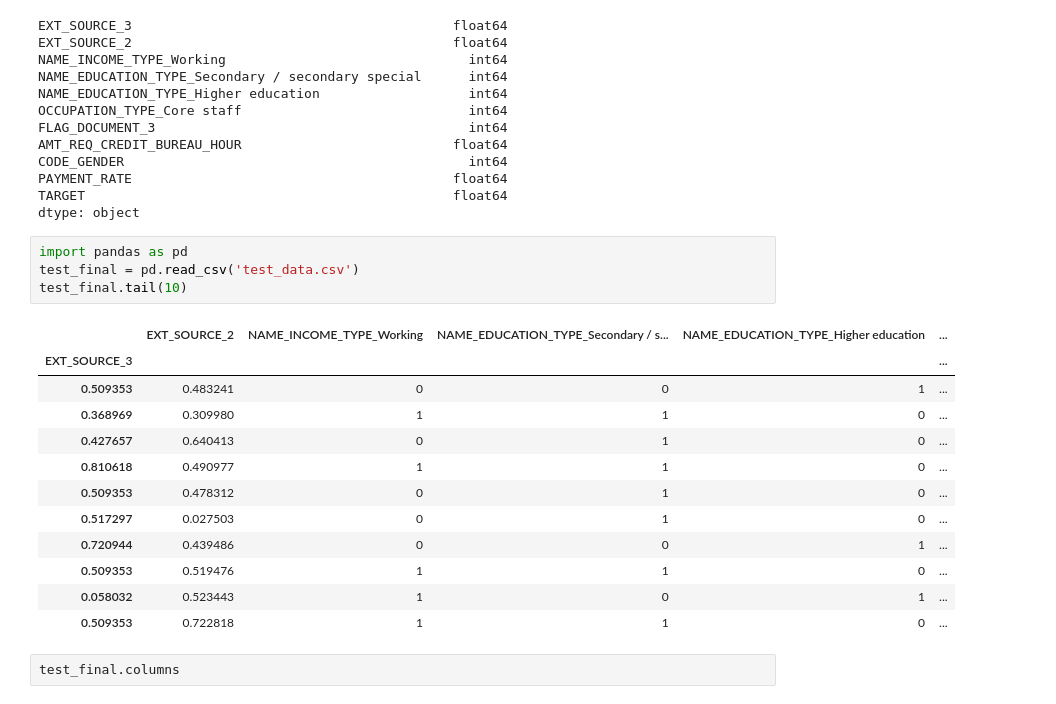
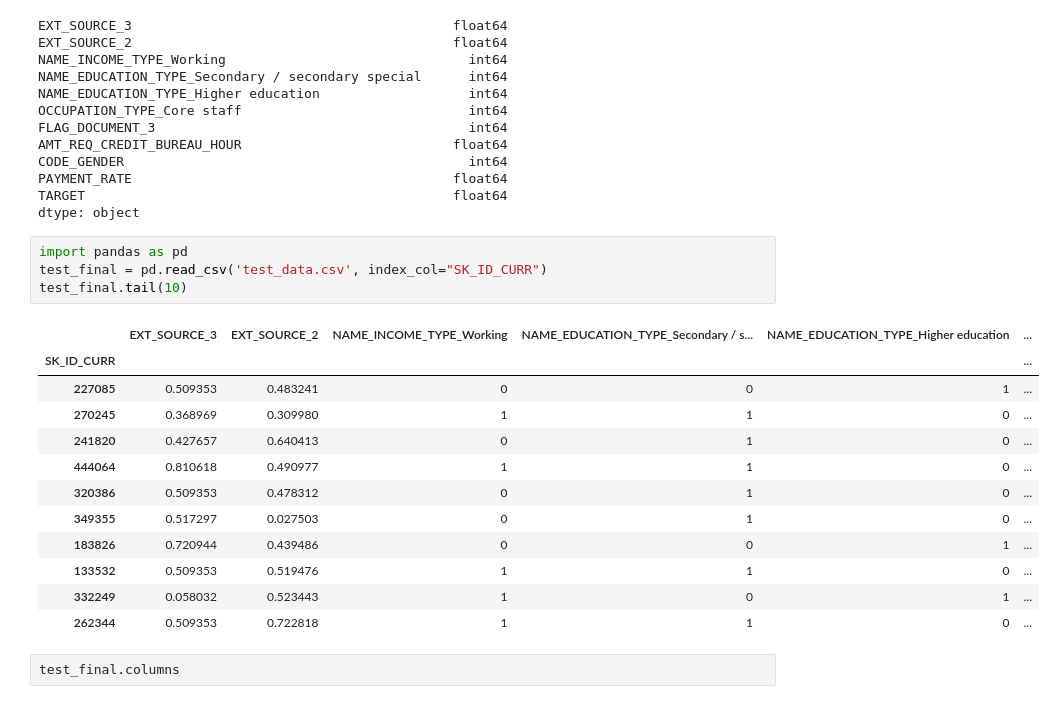
Before and after one commit to Muricael/Projet7_git, a Jupyter notebook: xgb.ipynb, the cells around one changed output. Drawn from its saved outputs; the diff is of its cells as text.

```diff
--- a/xgb.ipynb
+++ b/xgb.ipynb
@@ -637,21 +639,21 @@ TARGET                                               float64
 dtype: object
 # %%
 import pandas as pd
-test_final = pd.read_csv('test_data.csv')
+test_final = pd.read_csv('test_data.csv', index_col="SK_ID_CURR")
 test_final.tail(10)
 # %% [output]
-|  | EXT_SOURCE_2 | NAME_INCOME_TYPE_Working | NAME_EDUCATION_TYPE_Secondary / s... | NAME_EDUCATION_TYPE_Higher education | ... |
-| EXT_SOURCE_3 |  |  |  |  | ... |
-| 0.509353 | 0.483241 | 0 | 0 | 1 | ... |
-| 0.368969 | 0.309980 | 1 | 1 | 0 | ... |
-| 0.427657 | 0.640413 | 0 | 1 | 0 | ... |
-| 0.810618 | 0.490977 | 1 | 1 | 0 | ... |
-| 0.509353 | 0.478312 | 0 | 1 | 0 | ... |
-| 0.517297 | 0.027503 | 0 | 1 | 0 | ... |
-| 0.720944 | 0.439486 | 0 | 0 | 1 | ... |
-| 0.509353 | 0.519476 | 1 | 1 | 0 | ... |
-| 0.058032 | 0.523443 | 1 | 0 | 1 | ... |
-| 0.509353 | 0.722818 | 1 | 1 | 0 | ... |
+|  | EXT_SOURCE_3 | EXT_SOURCE_2 | NAME_INCOME_TYPE_Working | NAME_EDUCATION_TYPE_Secondary / s... | NAME_EDUCATION_TYPE_Higher education | ... |
+| SK_ID_CURR |  |  |  |  |  | ... |
+| 227085 | 0.509353 | 0.483241 | 0 | 0 | 1 | ... |
+| 270245 | 0.368969 | 0.309980 | 1 | 1 | 0 | ... |
+| 241820 | 0.427657 | 0.640413 | 0 | 1 | 0 | ... |
+| 444064 | 0.810618 | 0.490977 | 1 | 1 | 0 | ... |
+| 320386 | 0.509353 | 0.478312 | 0 | 1 | 0 | ... |
+| 349355 | 0.517297 | 0.027503 | 0 | 1 | 0 | ... |
+| 183826 | 0.720944 | 0.439486 | 0 | 0 | 1 | ... |
+| 133532 | 0.509353 | 0.519476 | 1 | 1 | 0 | ... |
+| 332249 | 0.058032 | 0.523443 | 1 | 0 | 1 | ... |
+| 262344 | 0.509353 | 0.722818 | 1 | 1 | 0 | ... |
 # %%
 test_final.columns
 # %% [output]
```
Also changed, not shown: parts of 16 cells of this notebook, 18 other files.
